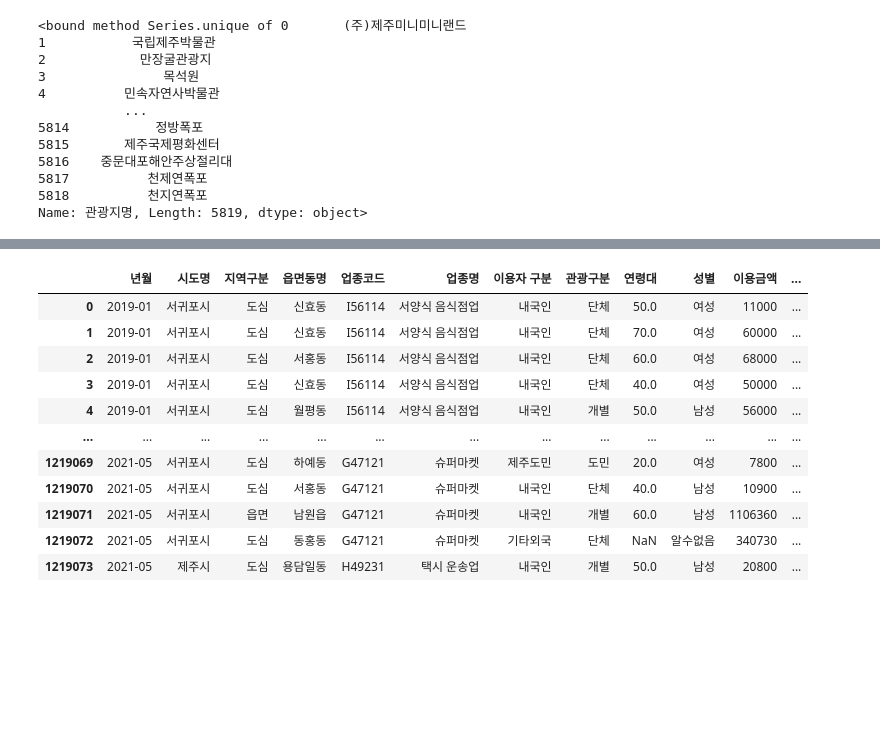
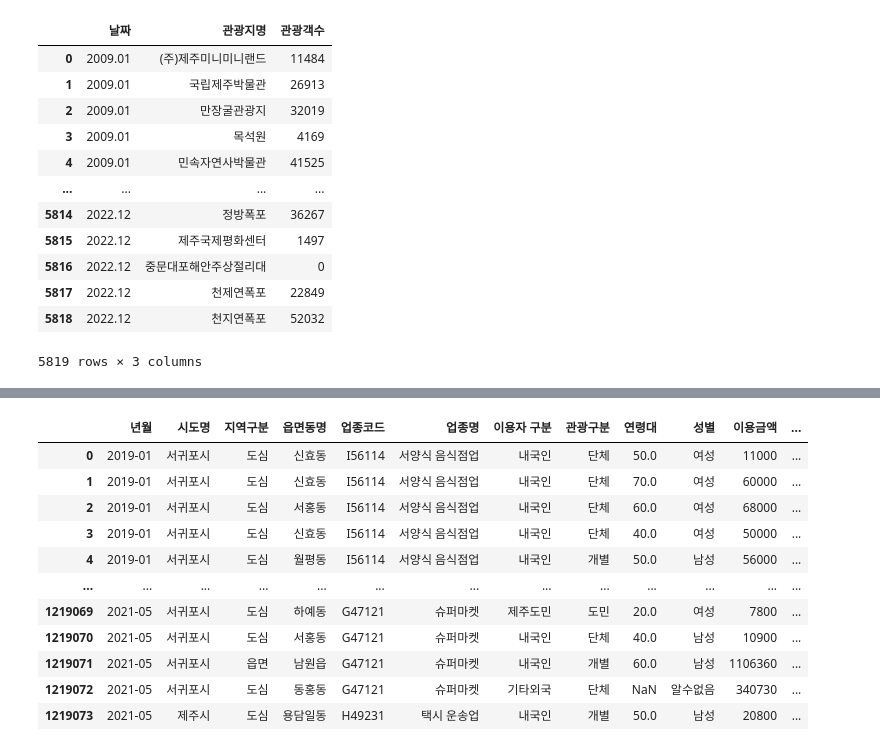
Before and after one commit to hyk2202/semi_project_2, a Jupyter notebook: Vscode/한열/read_csv.ipynb, the cells around one changed output, grey strips where cells are left out. Drawn from its saved outputs; the diff is of its cells as text; code cells hidden in the pictures; blank space fills up the shorter version.

```diff
--- a/Vscode/한열/read_csv.ipynb
+++ b/Vscode/한열/read_csv.ipynb
@@ -19,17 +20,16 @@ dataf = read_csv('../../파일/한열/임시데이터/내국인관광지입장
-# %%
-dataf['관광지명'].unique
-
-동별로 나눠진 svg파일
-# %% [output]
-<bound method Series.unique of 0       (주)제주미니미니랜드
-1           국립제주박물관
-2            만장굴관광지
-3               목석원
-4          민속자연사박물관
-           ...
-5814           정방폭포
-5815       제주국제평화센터
-5816    중문대포해안주상절리대
-5817          천제연폭포
-5818          천지연폭포
-Name: 관광지명, Length: 5819, dtype: object>
+# %%
+dataf
+# %% [output]
+|  | 날짜 | 관광지명 | 관광객수 |
+| 0 | 2009.01 | (주)제주미니미니랜드 | 11484 |
+| 1 | 2009.01 | 국립제주박물관 | 26913 |
+| 2 | 2009.01 | 만장굴관광지 | 32019 |
+| 3 | 2009.01 | 목석원 | 4169 |
+| 4 | 2009.01 | 민속자연사박물관 | 41525 |
+| ... | ... | ... | ... |
+| 5814 | 2022.12 | 정방폭포 | 36267 |
+| 5815 | 2022.12 | 제주국제평화센터 | 1497 |
+| 5816 | 2022.12 | 중문대포해안주상절리대 | 0 |
+| 5817 | 2022.12 | 천제연폭포 | 22849 |
+| 5818 | 2022.12 | 천지연폭포 | 52032 |
+5819 rows × 3 columns
```
Also changed, not shown: parts of 7 cells of this notebook, 3 other files.
